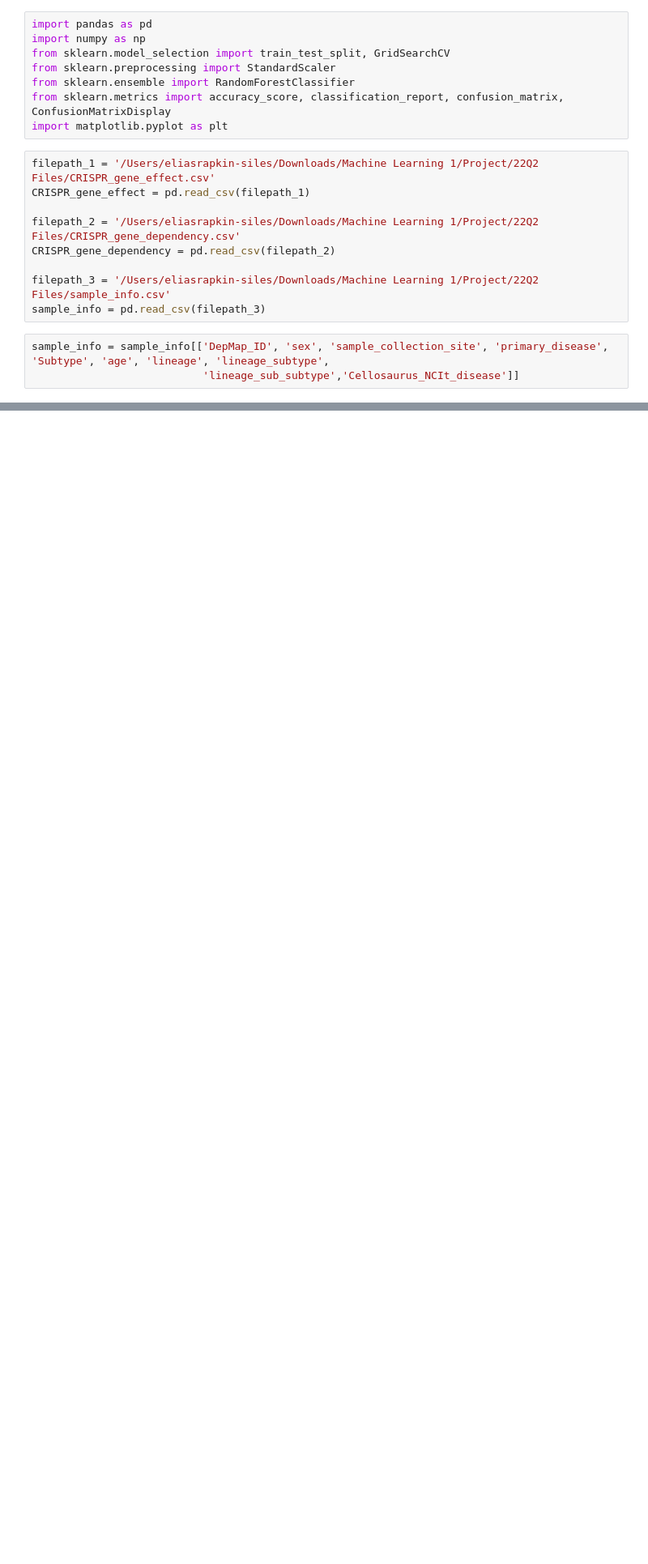
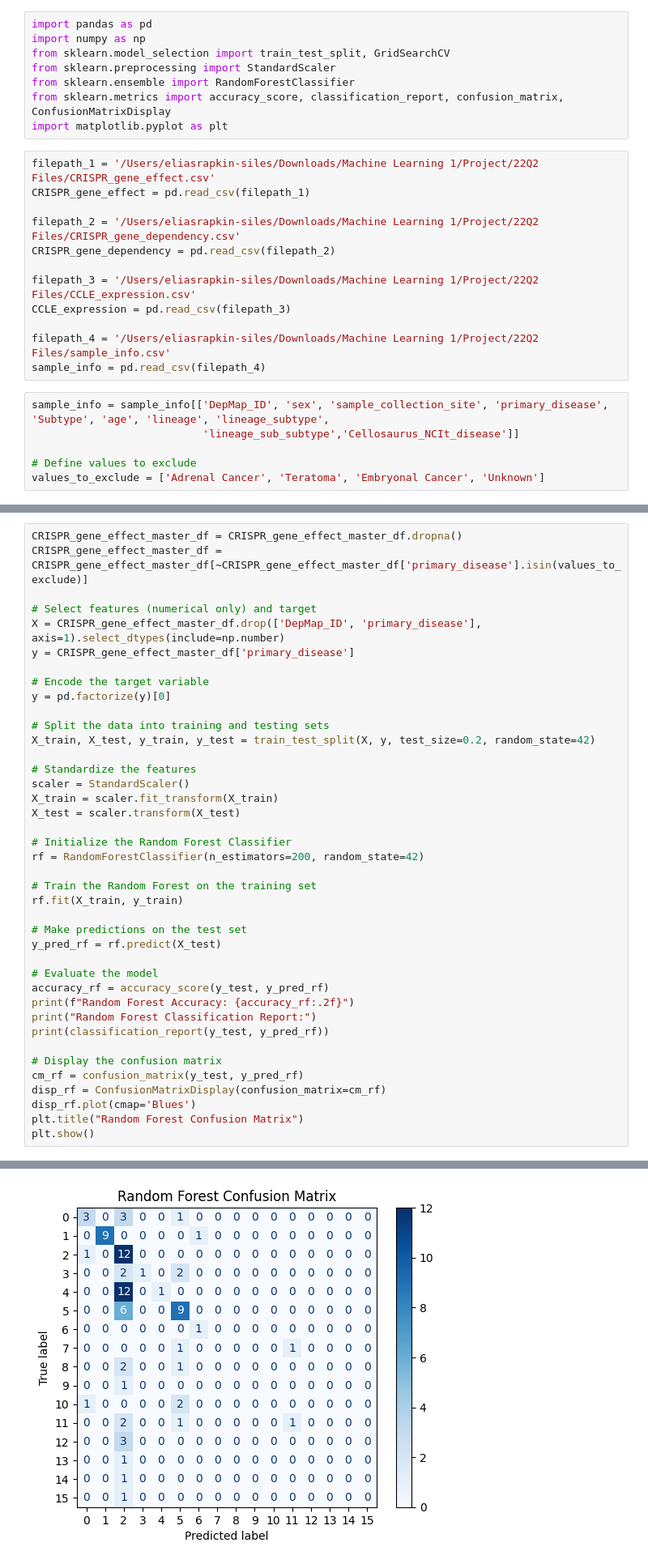
Before and after one commit to dsd65535/math7243-xn2, a Jupyter notebook: math7243_xn2/Random-Forest.ipynb, the cells around one changed output, grey strips where cells are left out. Shown at 81% size. Cells and saved outputs as stored; diff of their text form; blank space fills up the shorter version.

```diff
--- a/math7243_xn2/Random-Forest.ipynb
+++ b/math7243_xn2/Random-Forest.ipynb
@@ -13,11 +13,17 @@ CRISPR_gene_effect = pd.read_csv(filepath_1)
 filepath_2 = '/Users/eliasrapkin-siles/Downloads/Machine Learning 1/Project/22Q2 Files/CRISPR_gene_dependency.csv'
 CRISPR_gene_dependency = pd.read_csv(filepath_2)
 
-filepath_3 = '/Users/eliasrapkin-siles/Downloads/Machine Learning 1/Project/22Q2 Files/sample_info.csv'
-sample_info = pd.read_csv(filepath_3)
+filepath_3 = '/Users/eliasrapkin-siles/Downloads/Machine Learning 1/Project/22Q2 Files/CCLE_expression.csv'
+CCLE_expression = pd.read_csv(filepath_3)
+
+filepath_4 = '/Users/eliasrapkin-siles/Downloads/Machine Learning 1/Project/22Q2 Files/sample_info.csv'
+sample_info = pd.read_csv(filepath_4)
 # %%
 sample_info = sample_info[['DepMap_ID', 'sex', 'sample_collection_site', 'primary_disease', 'Subtype', 'age', 'lineage', 'lineage_subtype',
                            'lineage_sub_subtype','Cellosaurus_NCIt_disease']]
+
+# Define values to exclude
+values_to_exclude = ['Adrenal Cancer', 'Teratoma', 'Embryonal Cancer', 'Unknown']
 # %%
 CRISPR_gene_effect_master_df = pd.merge(sample_info, CRISPR_gene_effect, on="DepMap_ID", how="outer")
 CRISPR_gene_dependency_master_df = pd.merge(sample_info, CRISPR_gene_dependency, on="DepMap_ID", how="outer")
@@ -85,0 +31,41 @@ weighted avg       0.53      0.40      0.35        83
+# %%
+CRISPR_gene_effect_master_df = CRISPR_gene_effect_master_df.dropna()
+CRISPR_gene_effect_master_df = CRISPR_gene_effect_master_df[~CRISPR_gene_effect_master_df['primary_disease'].isin(values_to_exclude)]
+
+# Select features (numerical only) and target
+X = CRISPR_gene_effect_master_df.drop(['DepMap_ID', 'primary_disease'], axis=1).select_dtypes(include=np.number)
+y = CRISPR_gene_effect_master_df['primary_disease']
+
+# Encode the target variable
+y = pd.factorize(y)[0]
+
+# Split the data into training and testing sets
+X_train, X_test, y_train, y_test = train_test_split(X, y, test_size=0.2, random_state=42)
+
+# Standardize the features
+scaler = StandardScaler()
+X_train = scaler.fit_transform(X_train)
+X_test = scaler.transform(X_test)
+
+# Initialize the Random Forest Classifier
+rf = RandomForestClassifier(n_estimators=200, random_state=42)
+
+# Train the Random Forest on the training set
+rf.fit(X_train, y_train)
+
+# Make predictions on the test set
+y_pred_rf = rf.predict(X_test)
+
+# Evaluate the model
+accuracy_rf = accuracy_score(y_test, y_pred_rf)
+print(f"Random Forest Accuracy: {accuracy_rf:.2f}")
+print("Random Forest Classification Report:")
+print(classification_report(y_test, y_pred_rf))
+
+# Display the confusion matrix
+cm_rf = confusion_matrix(y_test, y_pred_rf)
+disp_rf = ConfusionMatrixDisplay(confusion_matrix=cm_rf)
+disp_rf.plot(cmap='Blues')
+plt.title("Random Forest Confusion Matrix")
+plt.show()
+# %% [output]
@@ -86,3 +89,4 @@ weighted avg       0.53      0.40      0.35        83
+[figure, added]
 # %%
 param_grid_rf = {
     'n_estimators': [100, 200, 300],
```
Also changed, not shown: parts of 12 cells of this notebook, 2 other files.
